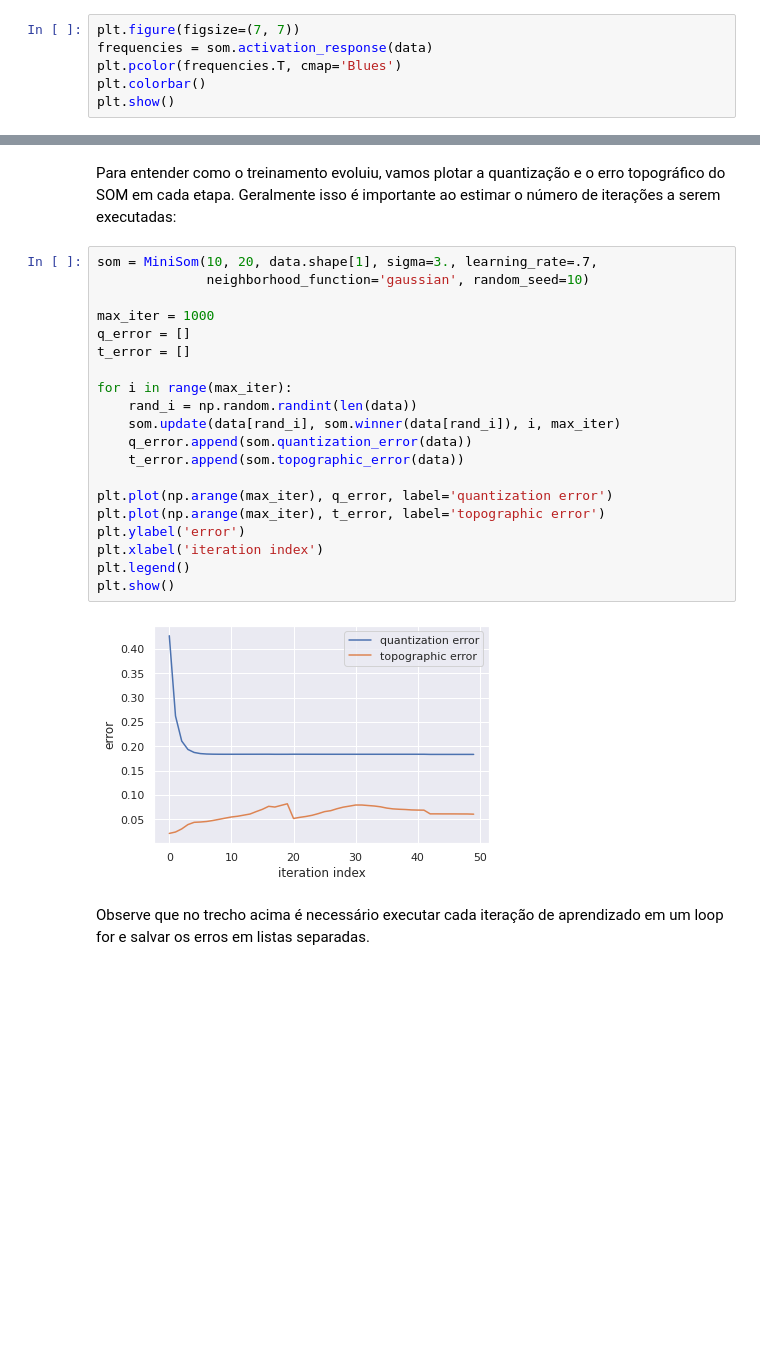
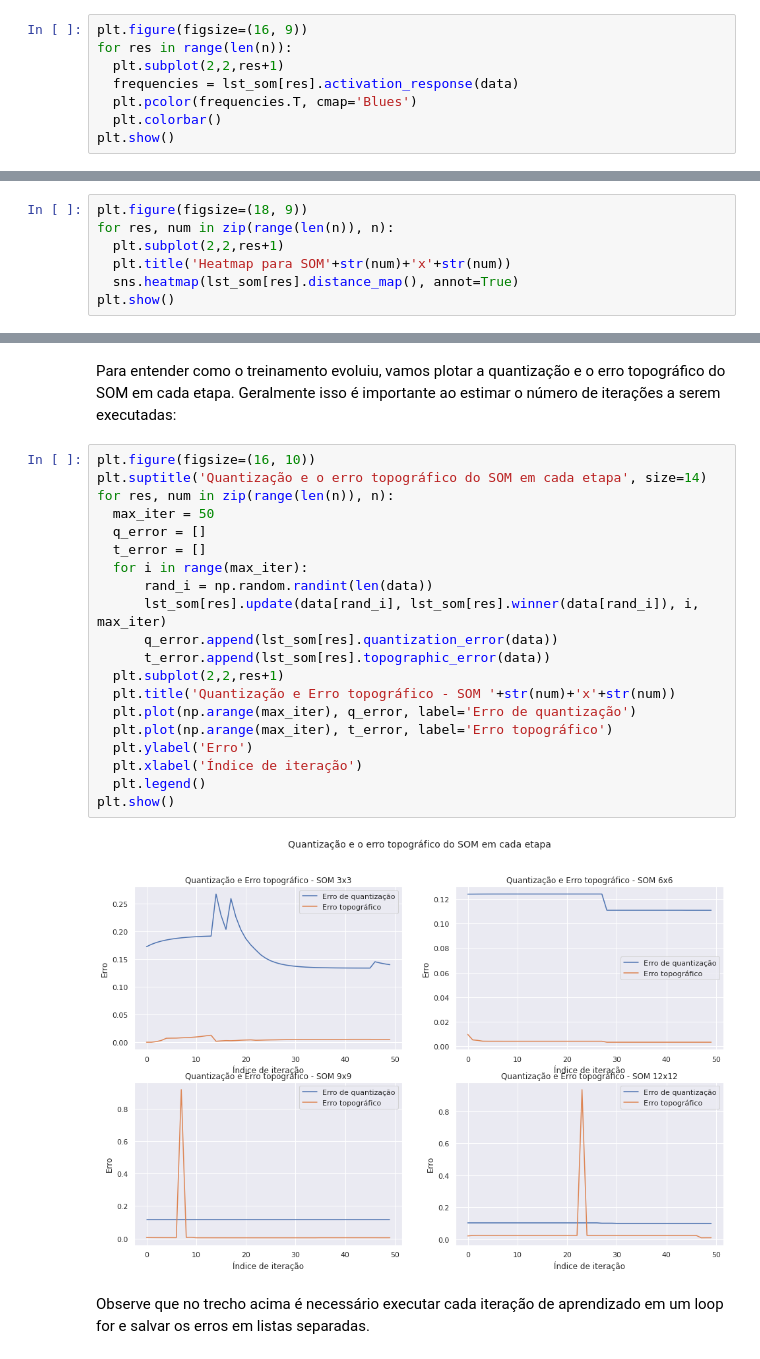
Before and after one commit to lourencocavalcante/Neurocomputacao, a Jupyter notebook: INPE_CAP351_Projeto02_MLP_Lourenco.ipynb, the cells around one changed output, grey strips where cells are left out. Saved outputs shown, nothing was run; the diff lists cells and outputs as text; blank space fills up the shorter version.

```diff
--- a/INPE_CAP351_Projeto02_MLP_Lourenco.ipynb
+++ b/INPE_CAP351_Projeto02_MLP_Lourenco.ipynb
@@ -479,9 +496,11 @@ plt.show()
 # %% [markdown]
 Neste ponto, para termos uma ideia de quais neurônios do mapa são ativados com uma frequência frequência maior, podemos criar outro gráfico pseudocolor que reflita as frequências de ativação:
 # %%
-plt.figure(figsize=(7, 7))
-frequencies = som.activation_response(data)
-plt.pcolor(frequencies.T, cmap='Blues')
-plt.colorbar()
+plt.figure(figsize=(16, 9))
+for res in range(len(n)):
+  plt.subplot(2,2,res+1)
+  frequencies = lst_som[res].activation_response(data)
+  plt.pcolor(frequencies.T, cmap='Blues')
+  plt.colorbar()
 plt.show()
 # %% [output]
@@ -488,0 +508,7 @@ plt.show()
+# %%
+plt.figure(figsize=(18, 9))
+for res, num in zip(range(len(n)), n):
+  plt.subplot(2,2,res+1)
+  plt.title('Heatmap para SOM'+str(num)+'x'+str(num))
+  sns.heatmap(lst_som[res].distance_map(), annot=True)
+plt.show()
@@ -489,27 +517,27 @@ plt.show()
 # %% [markdown]
 Para entender como o treinamento evoluiu, vamos plotar a quantização e o erro topográfico do SOM em cada etapa. Geralmente isso é importante ao estimar o número de iterações a serem executadas:
 # %%
-som = MiniSom(10, 20, data.shape[1], sigma=3., learning_rate=.7,
-              neighborhood_function='gaussian', random_seed=10)
-
-max_iter = 1000
-q_error = []
-t_error = []
-
-for i in range(max_iter):
-    rand_i = np.random.randint(len(data))
-    som.update(data[rand_i], som.winner(data[rand_i]), i, max_iter)
-    q_error.append(som.quantization_error(data))
-    t_error.append(som.topographic_error(data))
-
-plt.plot(np.arange(max_iter), q_error, label='quantization error')
-plt.plot(np.arange(max_iter), t_error, label='topographic error')
-plt.ylabel('error')
-plt.xlabel('iteration index')
-plt.legend()
+plt.figure(figsize=(16, 10))
+plt.suptitle('Quantização e o erro topográfico do SOM em cada etapa', size=14)
+for res, num in zip(range(len(n)), n):
+  max_iter = 50
+  q_error = []
+  t_error = []
+  for i in range(max_iter):
+      rand_i = np.random.randint(len(data))
+      lst_som[res].update(data[rand_i], lst_som[res].winner(data[rand_i]), i, max_iter)
+      q_error.append(lst_som[res].quantization_error(data))
+      t_error.append(lst_som[res].topographic_error(data))
+  plt.subplot(2,2,res+1)
+  plt.title('Quantização e Erro topográfico - SOM '+str(num)+'x'+str(num))
+  plt.plot(np.arange(max_iter), q_error, label='Erro de quantização')
+  plt.plot(np.arange(max_iter), t_error, label='Erro topográfico')
+  plt.ylabel('Erro')
+  plt.xlabel('Índice de iteração')
+  plt.legend()
 plt.show()
 # %% [output]
-[figure, old version]
+[figure, new version]
 # %% [markdown]
 Observe que no trecho acima é necessário executar cada iteração de aprendizado em um loop for e salvar os erros em listas separadas.
 # %% [markdown]
```
Also changed, not shown: parts of 5 cells of this notebook.
